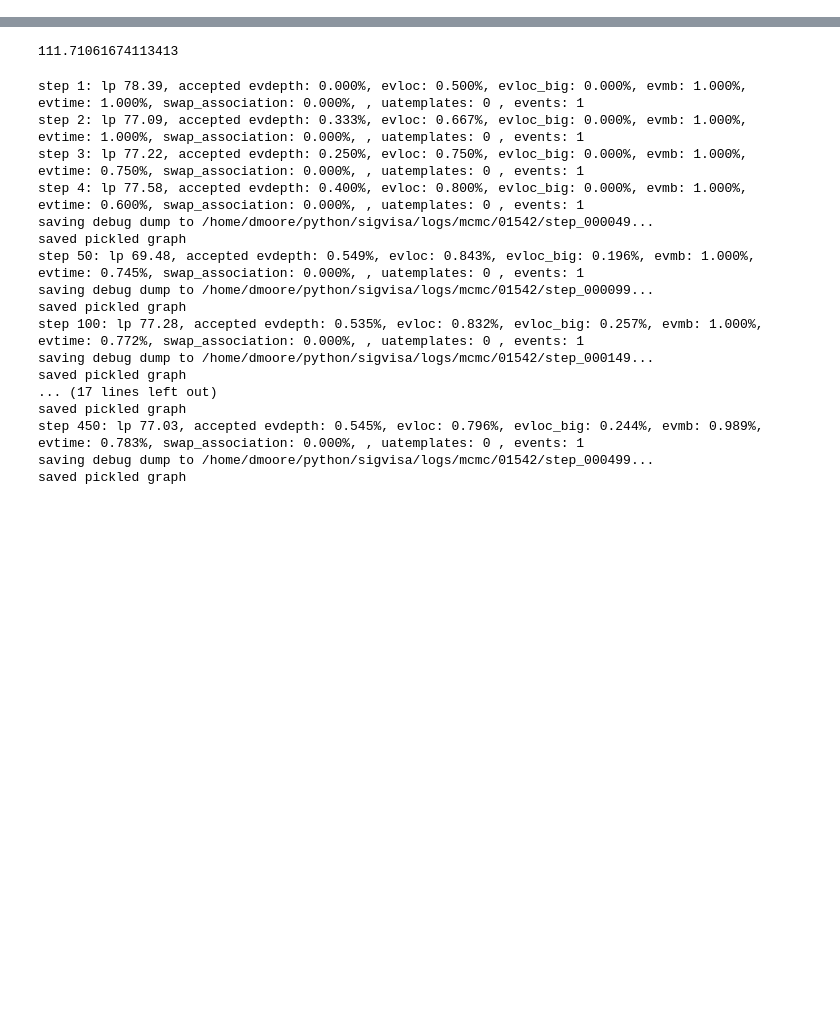
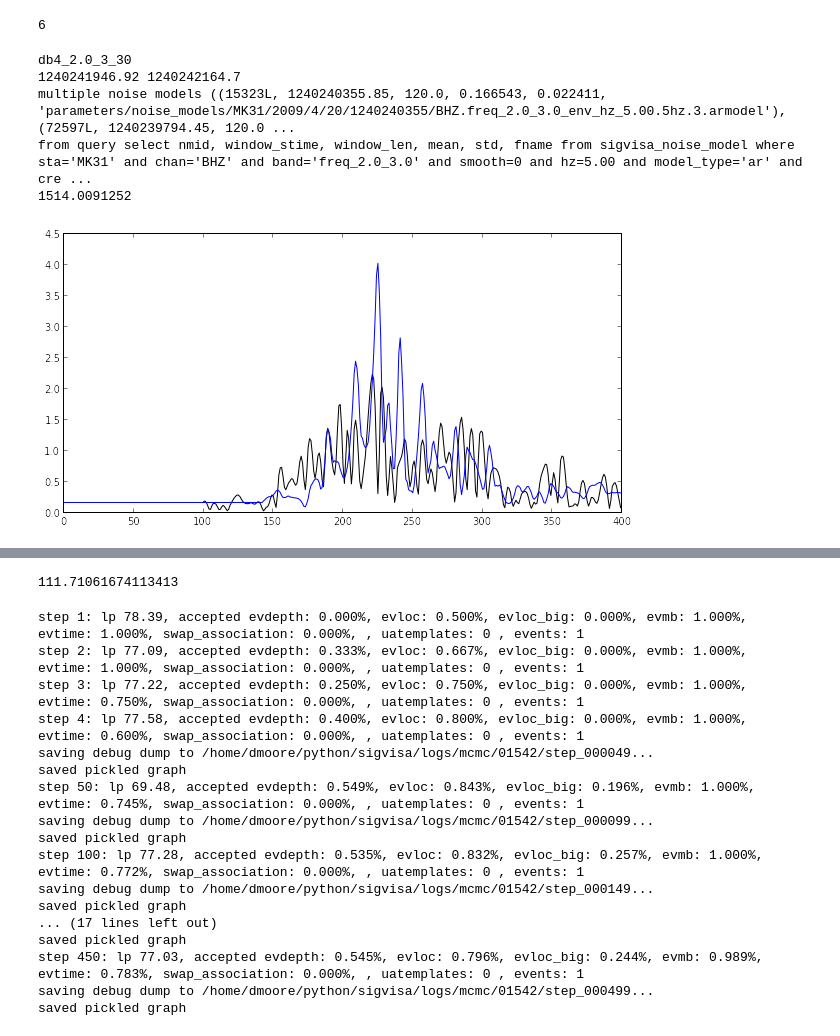
Before and after one commit to davmre/sigvisa, a Jupyter notebook: notebooks/wavelet_gp_event_location.ipynb, the cells around one changed output, grey strips where cells are left out. Saved outputs shown, nothing was run; the diff lists cells and outputs as text; code cells hidden in the pictures; blank space fills up the shorter version.

```diff
--- a/notebooks/wavelet_gp_event_location.ipynb
+++ b/notebooks/wavelet_gp_event_location.ipynb
@@ -62,0 +128,15 @@ evid 5335760.0, loc 129.78 E 4.50 N, depth 0.0km, time 1240276705.4, mb 4.4, nat
+# %%
+np.argmax(prior_vars)
+# %% [output]
+6
+# %%
+sg, wn = get_graph(5335822, 5334939)
+sg.set_template(1, wn.sta, "P", wn.band, wn.chan, tvals[5335822])
+visualize(wn)
+# %% [output]
+db4_2.0_3_30
+1240241946.92 1240242164.7
+multiple noise models ((15323L, 1240240355.85, 120.0, 0.166543, 0.022411, 'parameters/noise_models/MK31/2009/4/20/1240240355/BHZ.freq_2.0_3.0_env_hz_5.00.5hz.3.armodel'), (72597L, 1240239794.45, 120.0 ...
+from query select nmid, window_stime, window_len, mean, std, fname from sigvisa_noise_model where sta='MK31' and chan='BHZ' and band='freq_2.0_3.0' and smooth=0 and hz=5.00 and model_type='ar' and cre ...
+1514.0091252
+[figure, added]
```
Also changed, not shown: parts of 24 cells of this notebook, 16 other files.
